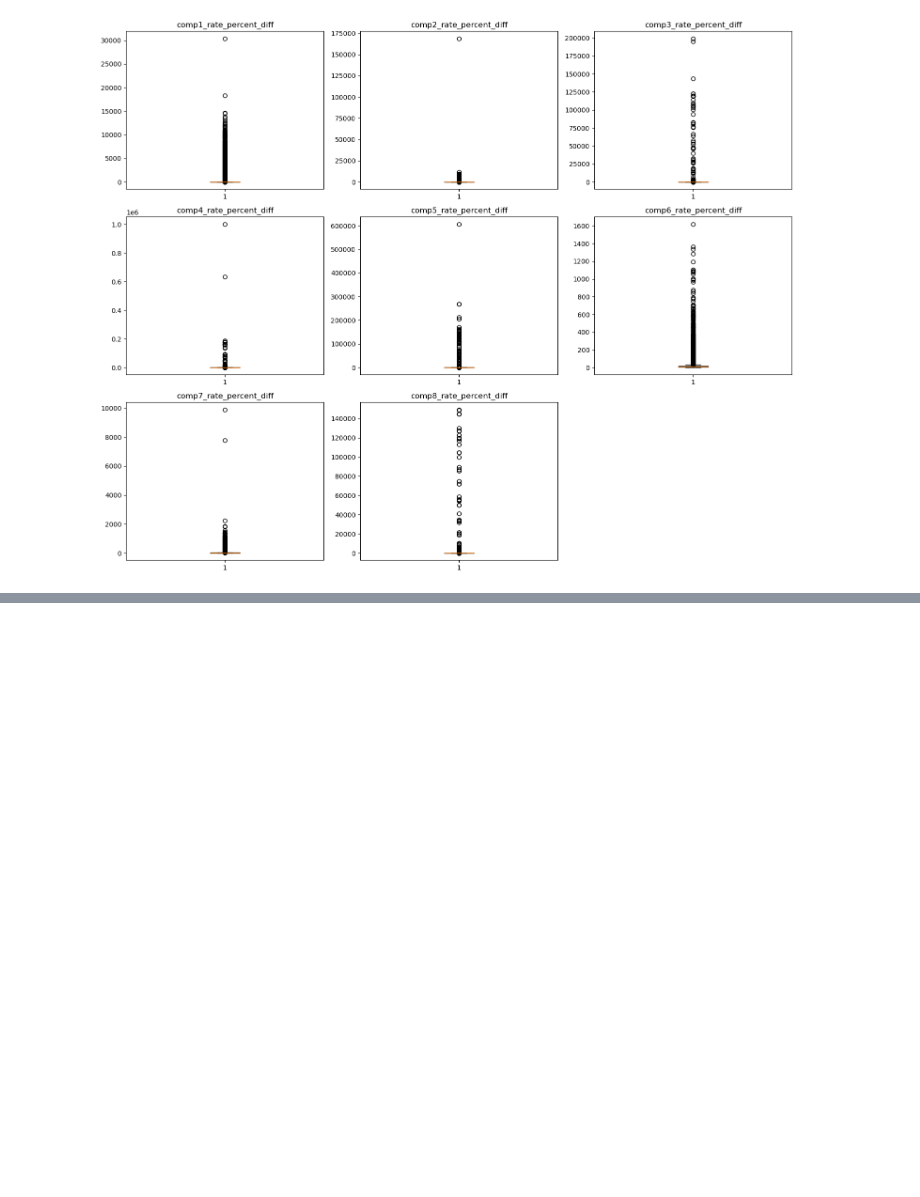
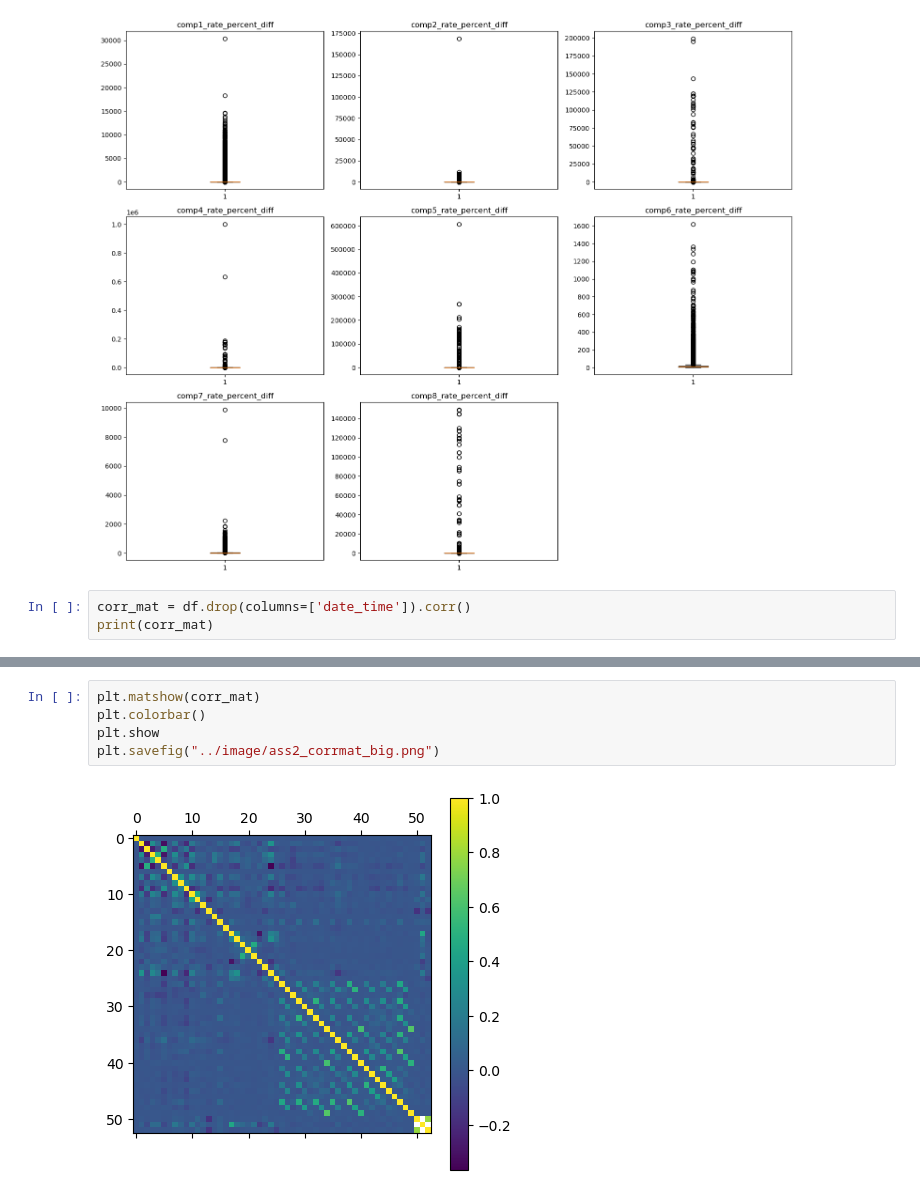
Before and after one commit to hongqianx/DataMining, a Jupyter notebook: Assignment 2/Task2.ipynb, the cells around one changed output, grey strips where cells are left out. Drawn from its saved outputs; the diff is of its cells as text; blank space fills up the shorter version.

```diff
--- a/Assignment 2/Task2.ipynb
+++ b/Assignment 2/Task2.ipynb
@@ -266,3 +266,6 @@ Times Expedia had lower price than comp7_rate: 46031.0 , or 14.6%
 Times Expedia had lower price than comp8_rate: -116723.0 , or -6.1%
 Negative means competitor had lower price
 [figure]
+# %%
+corr_mat = df.drop(columns=['date_time']).corr()
+print(corr_mat)
@@ -268,0 +290,7 @@ Negative means competitor had lower price
+# %%
+plt.matshow(corr_mat)
+plt.colorbar()
+plt.show
+plt.savefig("../image/ass2_corrmat_big.png")
+# %% [output]
+[figure, added]
```
Also changed, not shown: parts of 4 cells of this notebook, 2 other files.
